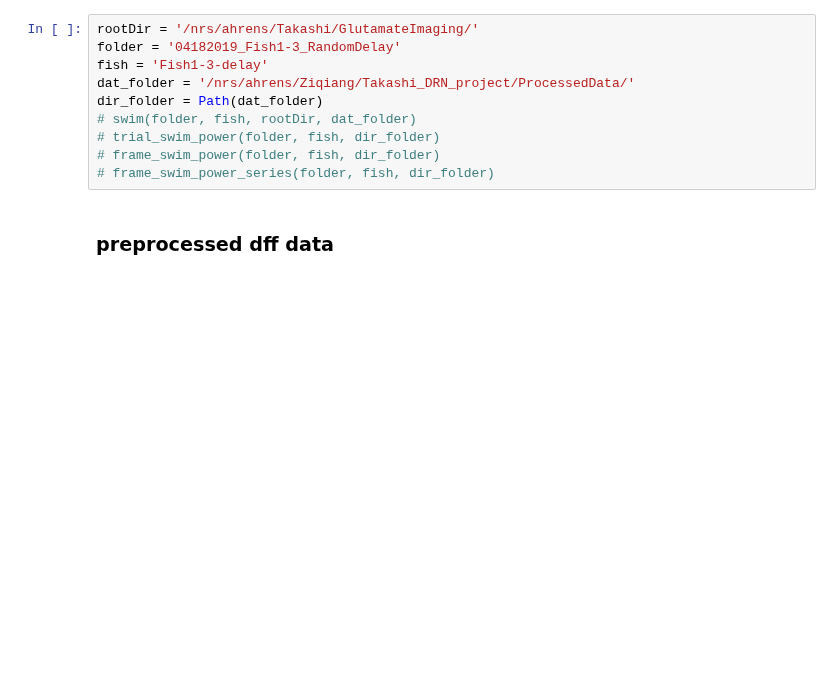
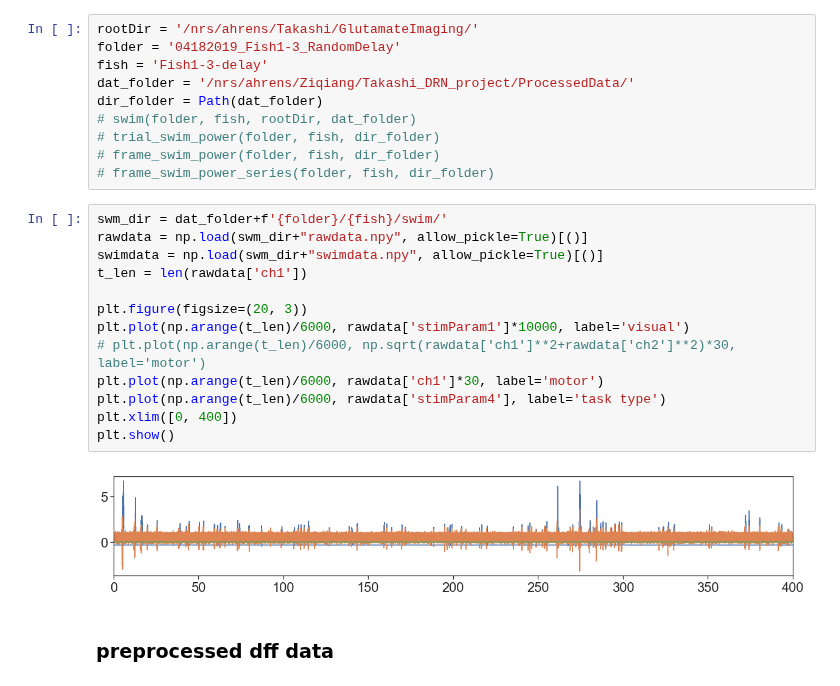
Before and after one commit to zqwei/DRN_voltage_analysis, a Jupyter notebook: Notebooks/glu_analysis_time_shift.ipynb, the cells around one changed output. Drawn from its saved outputs; the diff is of its cells as text; blank space fills up the shorter version.

```diff
--- a/Notebooks/glu_analysis_time_shift.ipynb
+++ b/Notebooks/glu_analysis_time_shift.ipynb
@@ -32,6 +35,21 @@ dir_folder = Path(dat_folder)
 # trial_swim_power(folder, fish, dir_folder)
 # frame_swim_power(folder, fish, dir_folder)
 # frame_swim_power_series(folder, fish, dir_folder)
+# %%
+swm_dir = dat_folder+f'{folder}/{fish}/swim/'
+rawdata = np.load(swm_dir+"rawdata.npy", allow_pickle=True)[()]
+swimdata = np.load(swm_dir+"swimdata.npy", allow_pickle=True)[()]
+t_len = len(rawdata['ch1'])
+
+plt.figure(figsize=(20, 3))
+plt.plot(np.arange(t_len)/6000, rawdata['stimParam1']*10000, label='visual')
+# plt.plot(np.arange(t_len)/6000, np.sqrt(rawdata['ch1']**2+rawdata['ch2']**2)*30, label='motor')
+plt.plot(np.arange(t_len)/6000, rawdata['ch1']*30, label='motor')
+plt.plot(np.arange(t_len)/6000, rawdata['stimParam4'], label='task type')
+plt.xlim([0, 400])
+plt.show()
+# %% [output]
+[figure, added]
 # %% [markdown]
 ### preprocessed dff data
 # %%
```
Also changed, not shown: parts of 7 cells of this notebook, 3 other files.
